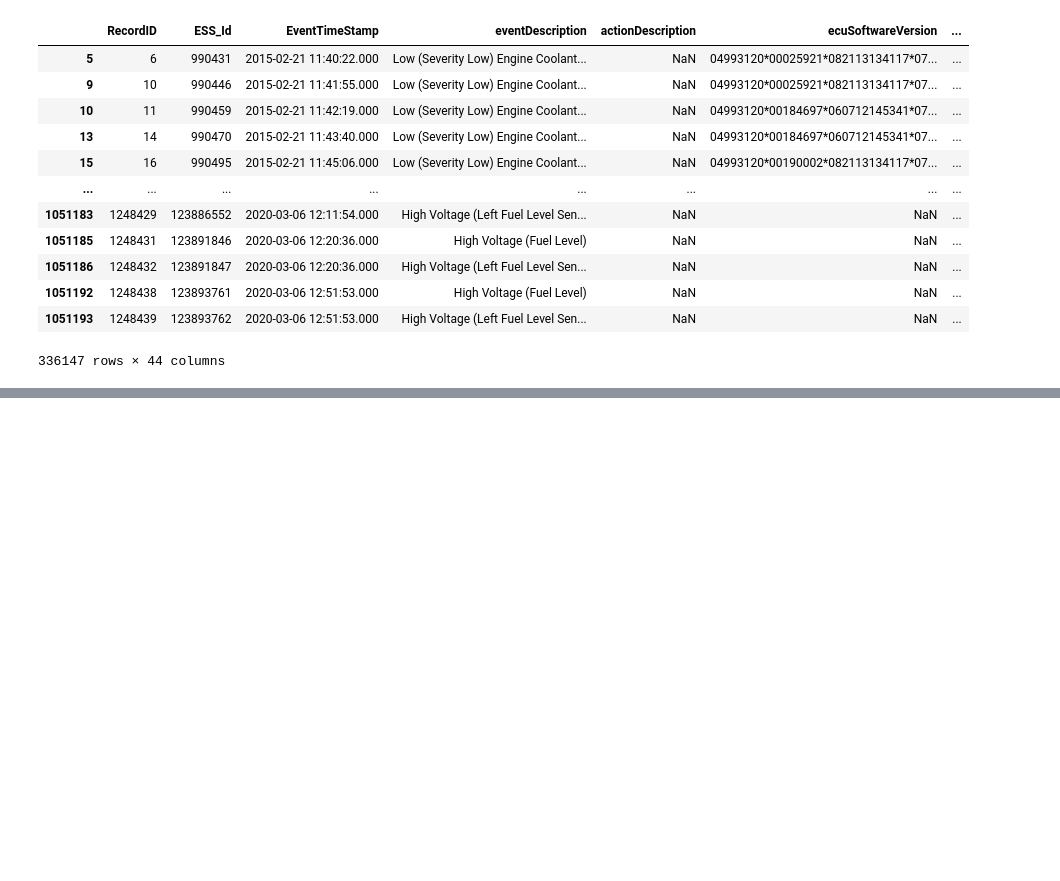
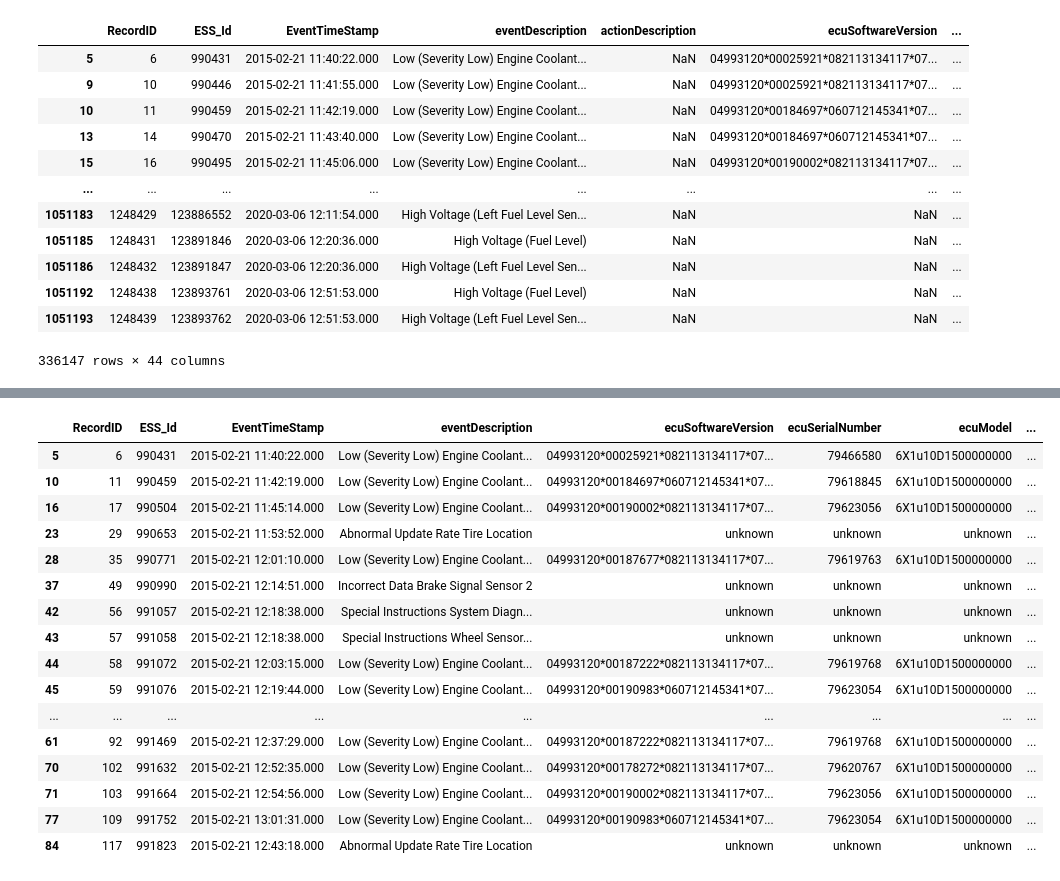
Before and after one commit to ashamaheshwari/big_g_express-predicting-derates, a Jupyter notebook: notebooks/Asha_Maheshwari_Big_G_Express.ipynb, the cells around one changed output, grey strips where cells are left out. Saved outputs shown, nothing was run; the diff lists cells and outputs as text; code cells hidden in the pictures; blank space fills up the shorter version.

```diff
--- a/notebooks/Asha_Maheshwari_Big_G_Express.ipynb
+++ b/notebooks/Asha_Maheshwari_Big_G_Express.ipynb
@@ -214,3 +293,7 @@ fault_diag_filtered
 | 1051192 | 1248438 | 123893761 | 2020-03-06 12:51:53.000 | High Voltage (Fuel Level) | NaN | NaN | ... |
 | 1051193 | 1248439 | 123893762 | 2020-03-06 12:51:53.000 | High Voltage (Left Fuel Level Sen... | NaN | NaN | ... |
 336147 rows × 44 columns
+# %%
+# filter for only records where active is True
+fault_diag_filtered = fault_diag_filtered[fault_diag_filtered['active'] == True]
+fault_diag_filtered
@@ -216,0 +355,23 @@ fault_diag_filtered
+# %%
+# drop columns actionDescription, faultValue and ServiceDistance as they contain only NaN values
+fault_diag_filtered = fault_diag_filtered.drop(columns=['actionDescription', 'faultValue', 'ServiceDistance'])
+# %%
+fault_diag_filtered.head(20)
+# %% [output]
+|  | RecordID | ESS_Id | EventTimeStamp | eventDescription | ecuSoftwareVersion | ecuSerialNumber | ecuModel | ... |
+| 5 | 6 | 990431 | 2015-02-21 11:40:22.000 | Low (Severity Low) Engine Coolant... | 04993120*00025921*082113134117*07... | 79466580 | 6X1u10D1500000000 | ... |
+| 10 | 11 | 990459 | 2015-02-21 11:42:19.000 | Low (Severity Low) Engine Coolant... | 04993120*00184697*060712145341*07... | 79618845 | 6X1u10D1500000000 | ... |
+| 16 | 17 | 990504 | 2015-02-21 11:45:14.000 | Low (Severity Low) Engine Coolant... | 04993120*00190002*082113134117*07... | 79623056 | 6X1u10D1500000000 | ... |
+| 23 | 29 | 990653 | 2015-02-21 11:53:52.000 | Abnormal Update Rate Tire Location | unknown | unknown | unknown | ... |
+| 28 | 35 | 990771 | 2015-02-21 12:01:10.000 | Low (Severity Low) Engine Coolant... | 04993120*00187677*082113134117*07... | 79619763 | 6X1u10D1500000000 | ... |
+| 37 | 49 | 990990 | 2015-02-21 12:14:51.000 | Incorrect Data Brake Signal Sensor 2 | unknown | unknown | unknown | ... |
+| 42 | 56 | 991057 | 2015-02-21 12:18:38.000 | Special Instructions System Diagn... | unknown | unknown | unknown | ... |
+| 43 | 57 | 991058 | 2015-02-21 12:18:38.000 | Special Instructions Wheel Sensor... | unknown | unknown | unknown | ... |
+| 44 | 58 | 991072 | 2015-02-21 12:03:15.000 | Low (Severity Low) Engine Coolant... | 04993120*00187222*082113134117*07... | 79619768 | 6X1u10D1500000000 | ... |
+| 45 | 59 | 991076 | 2015-02-21 12:19:44.000 | Low (Severity Low) Engine Coolant... | 04993120*00190983*060712145341*07... | 79623054 | 6X1u10D1500000000 | ... |
+| ... | ... | ... | ... | ... | ... | ... | ... | ... |
+| 61 | 92 | 991469 | 2015-02-21 12:37:29.000 | Low (Severity Low) Engine Coolant... | 04993120*00187222*082113134117*07... | 79619768 | 6X1u10D1500000000 | ... |
+| 70 | 102 | 991632 | 2015-02-21 12:52:35.000 | Low (Severity Low) Engine Coolant... | 04993120*00178272*082113134117*07... | 79620767 | 6X1u10D1500000000 | ... |
+| 71 | 103 | 991664 | 2015-02-21 12:54:56.000 | Low (Severity Low) Engine Coolant... | 04993120*00190002*082113134117*07... | 79623056 | 6X1u10D1500000000 | ... |
+| 77 | 109 | 991752 | 2015-02-21 13:01:31.000 | Low (Severity Low) Engine Coolant... | 04993120*00190983*060712145341*07... | 79623054 | 6X1u10D1500000000 | ... |
+| 84 | 117 | 991823 | 2015-02-21 12:43:18.000 | Abnormal Update Rate Tire Location | unknown | unknown | unknown | ... |
```
Also changed, not shown: parts of 43 cells of this notebook.
